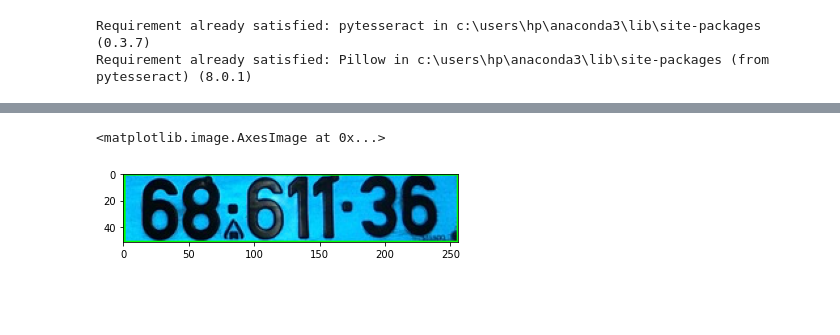
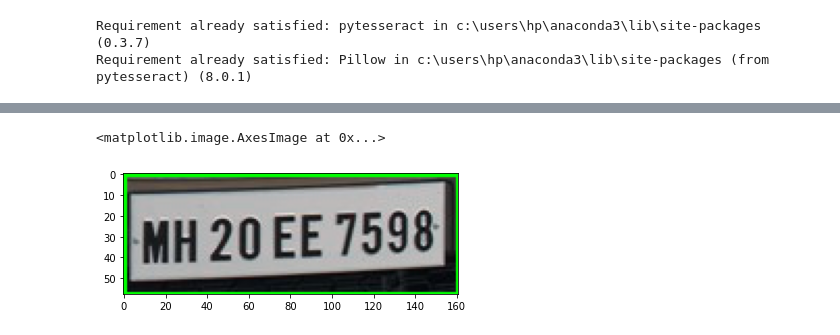
Before and after one commit to yashgupta417/ANPR, a Jupyter notebook: model.ipynb, the cells around one changed output, grey strips where cells are left out. Saved outputs shown, nothing was run; the diff lists cells and outputs as text; code cells hidden in the pictures; blank space fills up the shorter version.

```diff
--- a/model.ipynb
+++ b/model.ipynb
@@ -37,9 +57,4 @@ index=12
 # %%
-import cv2
-img=cv2.imread(images[index])
-plt.imshow(img)
-
-
 # img.shape
 
 #To view the image using opencv
@@ -86,0 +78,27 @@ Done. (0.343s)
+# %%
+%cd yolov5
+!python detect.py --weights ./runs/train/exp2/weights/best.pt --source ../{img_path} --save-txt --exist-ok
+
+#get yolov5 label and get the bounding box
+label_file=open(f'./runs/detect/exp/labels/Cars{index}.txt')
+s=label_file.readline().replace('\n','').split(' ')
+s=[ float(i) for i in s]
+
+bottom_x=((2*s[1]+s[3])/2)
+top_x=bottom_x-s[3]
+
+bottom_y=((2*s[2]+s[4])/2)
+top_y=bottom_y-s[4]
+
+top_x=int(top_x*width)
+bottom_x=int(bottom_x*width)
+
+top_y=int(top_y*height)
+bottom_y=int(bottom_y*height)
+
+print(f'{top_x} {top_y} {bottom_x} {bottom_y}')
+
+img=cv2.rectangle(img,(top_x,top_y),(bottom_x,bottom_y),(0,255,0),2)
+plt.imshow(img)
+
+%cd ..
@@ -87,10 +119,10 @@ Done. (0.343s)
 # %%
-img_crop=img[box[1]:box[3],box[0]:box[2]]
+img_crop=img[top_y:bottom_y,top_x:bottom_x]
 
 plt.imshow(img_crop)
 # %% [output]
 <matplotlib.image.AxesImage at 0x...>
-[figure, old version]
+[figure, new version]
 # %%
 img_gray=cv2.cvtColor(img_crop, cv2.COLOR_BGR2GRAY)
 plt.imshow(img_gray,cmap="gray")
```
Also changed, not shown: parts of 14 cells of this notebook.
